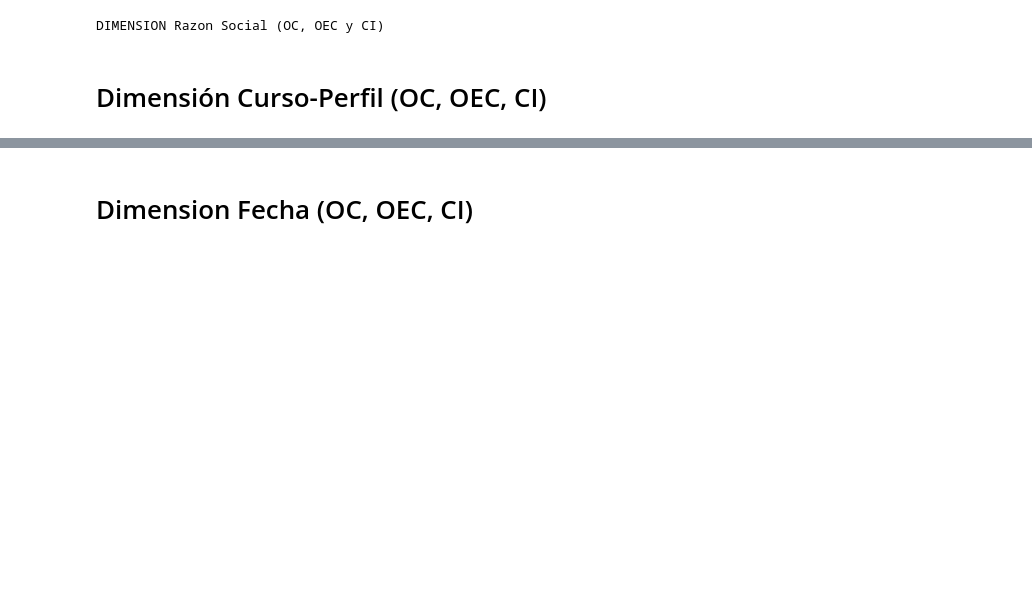
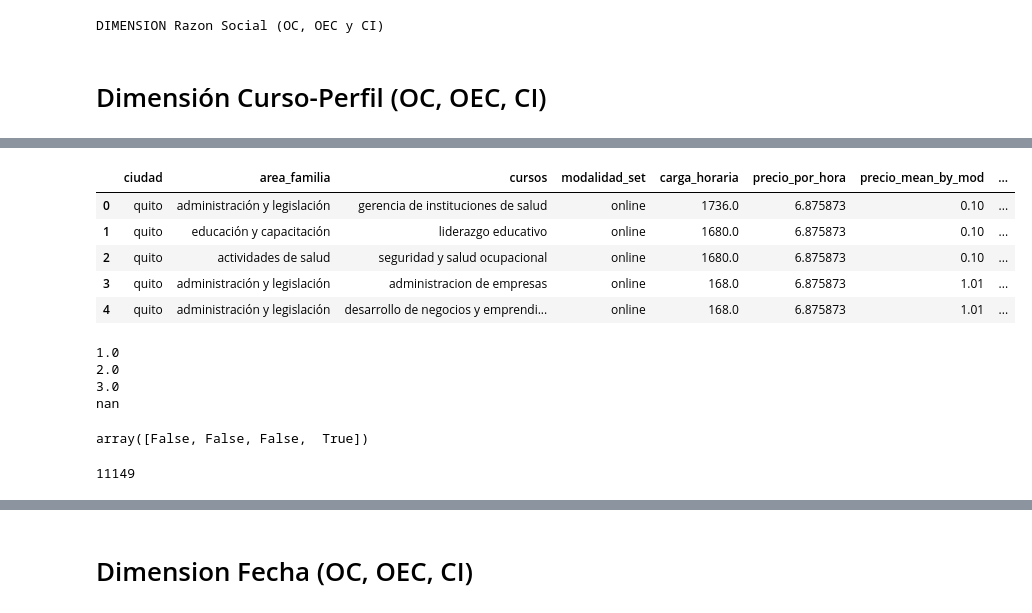
Before and after one commit to Herziox/Data-Mining-System-SETEC, a Jupyter notebook: 3_data_preprocesing_module/Data_PreProcesing-Cursos_Perfiles.ipynb, the cells around one changed output, grey strips where cells are left out. Cells and saved outputs as stored; diff of their text form; code cells hidden in the pictures; blank space fills up the shorter version.

```diff
--- a/3_data_preprocesing_module/Data_PreProcesing-Cursos_Perfiles.ipynb
+++ b/3_data_preprocesing_module/Data_PreProcesing-Cursos_Perfiles.ipynb
@@ -572,0 +599,11 @@ df_curso_perfil = df_curso_perfil.rename_axis('id_curso_perfil').reset_index().a
+# %%
+df_info_cursos_edu = pd.read_csv(os.path.join(path_db,'costos_cursos_educacion_continua.csv'))
+# %%
+df_info_cursos_edu.head()
+# %% [output]
+|  | ciudad | area_familia | cursos | modalidad_set | carga_horaria | precio_por_hora | precio_mean_by_mod | ... |
+| 0 | quito | administración y legislación | gerencia de instituciones de salud | online | 1736.0 | 6.875873 | 0.10 | ... |
+| 1 | quito | educación y capacitación | liderazgo educativo | online | 1680.0 | 6.875873 | 0.10 | ... |
+| 2 | quito | actividades de salud | seguridad y salud ocupacional | online | 1680.0 | 6.875873 | 0.10 | ... |
+| 3 | quito | administración y legislación | administracion de empresas | online | 168.0 | 6.875873 | 1.01 | ... |
+| 4 | quito | administración y legislación | desarrollo de negocios y emprendi... | online | 168.0 | 6.875873 | 1.01 | ... |
@@ -572,0 +616,15 @@ df_curso_perfil = df_curso_perfil.rename_axis('id_curso_perfil').reset_index().a
+# %%
+arr = np.array([1,2,3,np.nan])
+for i in arr:
+    print(i)
+np.isnan(arr)
+# %% [output]
+1.0
+2.0
+3.0
+nan
+array([False, False, False,  True])
+# %%
+df_curso_perfil.shape[0]
+# %% [output]
+11149
```
Also changed, not shown: parts of 13 cells of this notebook, 4 other files.
